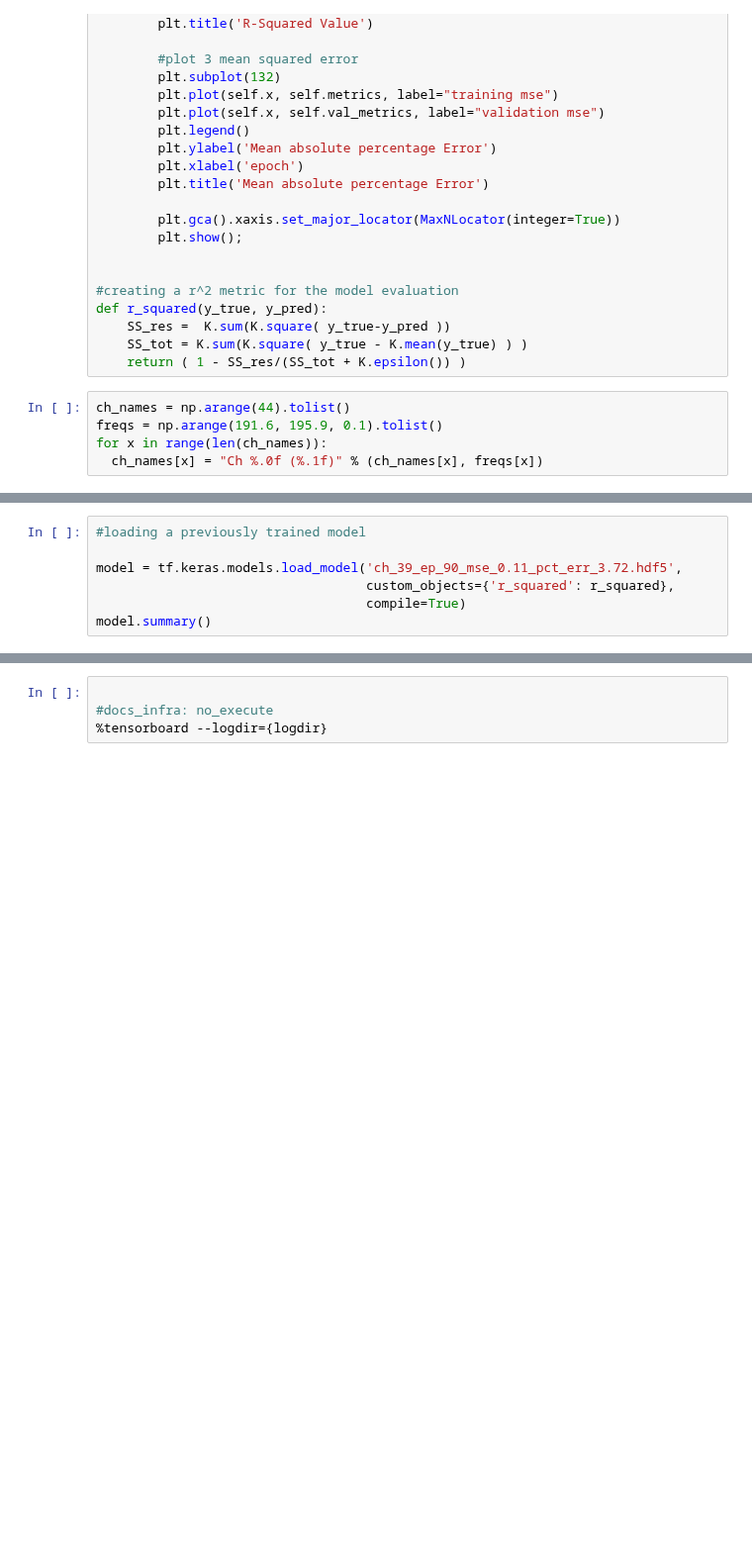
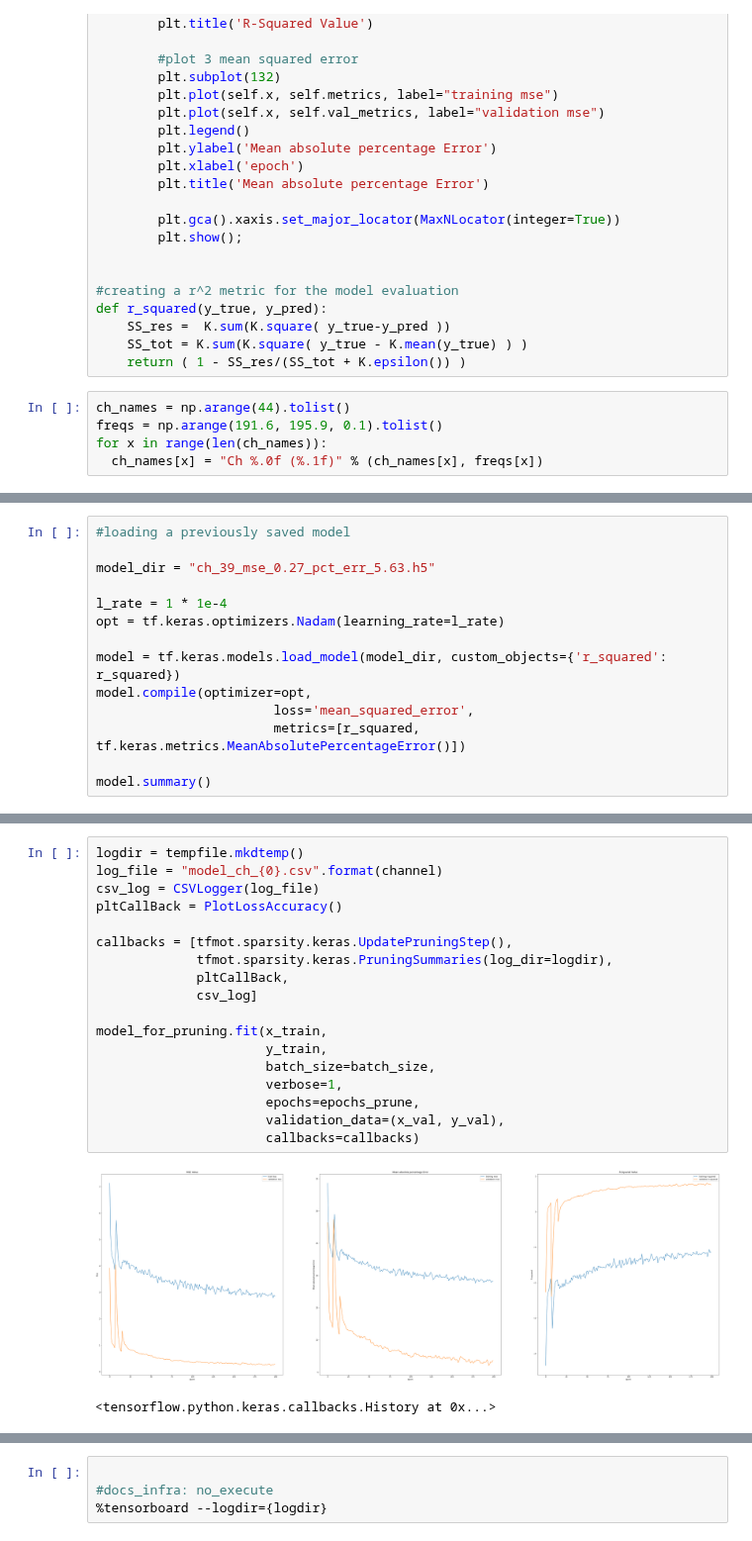
Before and after one commit to p-owens/MAI, a Jupyter notebook: network_pruning.ipynb, the cells around one changed output, grey strips where cells are left out. Shown at 99% size. Saved outputs shown, nothing was run; the diff lists cells and outputs as text; blank space fills up the shorter version.

Commit message:
adapted model pruning notebook for single channel, needs further work for evaluation and optimised model downloading

```diff
--- a/network_pruning.ipynb
+++ b/network_pruning.ipynb
@@ -212,0 +211,14 @@ _________________________________________________________________
+# %%
+#loading a previously saved model
+
+model_dir = "ch_39_mse_0.27_pct_err_5.63.h5"
+
+l_rate = 1 * 1e-4
+opt = tf.keras.optimizers.Nadam(learning_rate=l_rate)
+
+model = tf.keras.models.load_model(model_dir, custom_objects={'r_squared': r_squared})
+model.compile(optimizer=opt,
+                       loss='mean_squared_error',
+                       metrics=[r_squared, tf.keras.metrics.MeanAbsolutePercentageError()])
+
+model.summary()
@@ -279,7 +304,0 @@ print('Saved baseline model to:', keras_file)
-# %%
-#loading a previously trained model
-
-model = tf.keras.models.load_model('ch_39_ep_90_mse_0.11_pct_err_3.72.hdf5',
-                                   custom_objects={'r_squared': r_squared},
-                                   compile=True)
-model.summary()
@@ -360,0 +361,21 @@ TypeError: ignored
+# %%
+logdir = tempfile.mkdtemp()
+log_file = "model_ch_{0}.csv".format(channel)
+csv_log = CSVLogger(log_file)
+pltCallBack = PlotLossAccuracy()
+
+callbacks = [tfmot.sparsity.keras.UpdatePruningStep(),
+             tfmot.sparsity.keras.PruningSummaries(log_dir=logdir),
+             pltCallBack,
+             csv_log]
+
+model_for_pruning.fit(x_train,
+                      y_train,
+                      batch_size=batch_size,
+                      verbose=1,
+                      epochs=epochs_prune,
+                      validation_data=(x_val, y_val),
+                      callbacks=callbacks)
+# %% [output]
+[figure, added]
+<tensorflow.python.keras.callbacks.History at 0x...>
```
Also changed, not shown: parts of 27 cells of this notebook, 1 other file.
